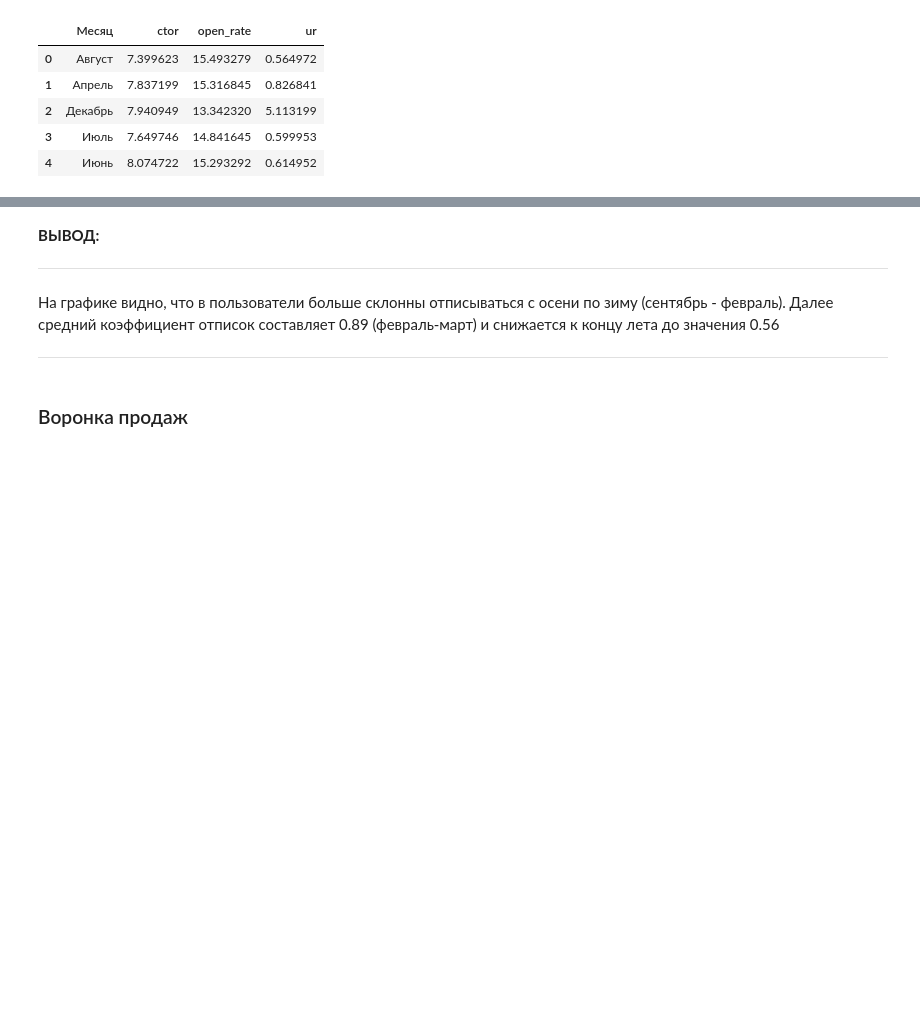
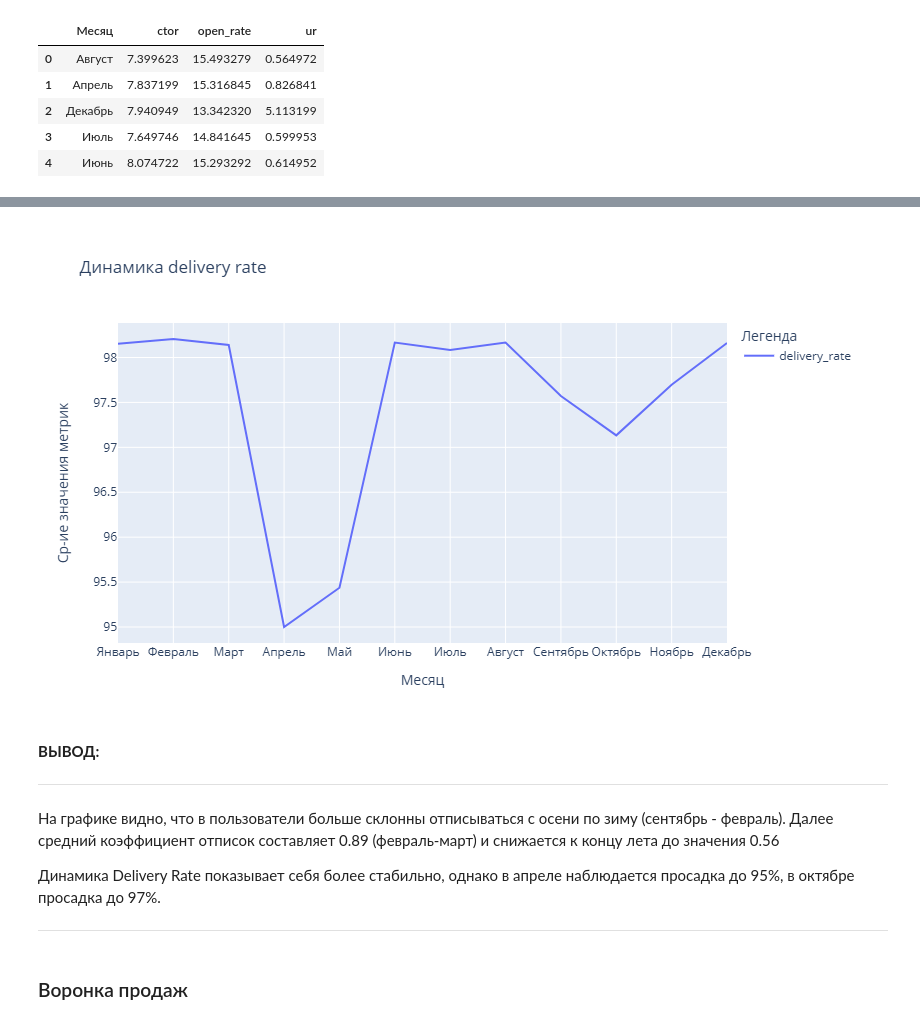
Before and after one commit to A-Goncharov93/mailfit, a Jupyter notebook: mailfit_test.ipynb, the cells around one changed output, grey strips where cells are left out. Saved outputs shown, nothing was run; the diff lists cells and outputs as text; code cells hidden in the pictures; blank space fills up the shorter version.

```diff
--- a/mailfit_test.ipynb
+++ b/mailfit_test.ipynb
@@ -246,0 +246,6 @@ fig.show()
+# %%
+dynamics_dr = df.pivot_table(index='Месяц', values=['delivery_rate'], aggfunc='mean')
+
+dynamics_dr = dynamics_dr.reset_index()
+
+dynamics_dr.head()
@@ -247,9 +259,29 @@ fig.show()
+# %%
+dynamics_dr['Месяц'] = pd.Categorical(dynamics_dr['Месяц'], categories=months, ordered=True)
+# %%
+fig = px.line(dynamics_dr.sort_values('Месяц'),
+              x="Месяц",
+              y=dynamics_dr.columns,
+              title="Динамика delivery rate")
+
+fig.update_layout(width=800, height=500,
+                  hoverlabel=dict(font_color="white"),
+                 legend_title='Легенда')
+
+fig.update_xaxes(title='Месяц')
+fig.update_yaxes(title='Ср-ие значения метрик')
+
+fig.show()
+# %% [output]
+[figure, added]
 # %% [markdown]
 **ВЫВОД:**
 <hr style="border-color: green;">
 
 На графике видно, что в пользователи больше склонны отписываться с осени по зиму (сентябрь - февраль). Далее средний коэффициент отписок составляет 0.89 (февраль-март) и снижается к концу лета до значения 0.56
 
+Динамика Delivery Rate показывает себя более стабильно, однако в апреле наблюдается просадка до 95%, в октябре просадка до 97%.
+
 <hr style="border-color: green;">
 # %% [markdown]
 ### Воронка продаж
```
Also changed, not shown: parts of 5 cells of this notebook.
